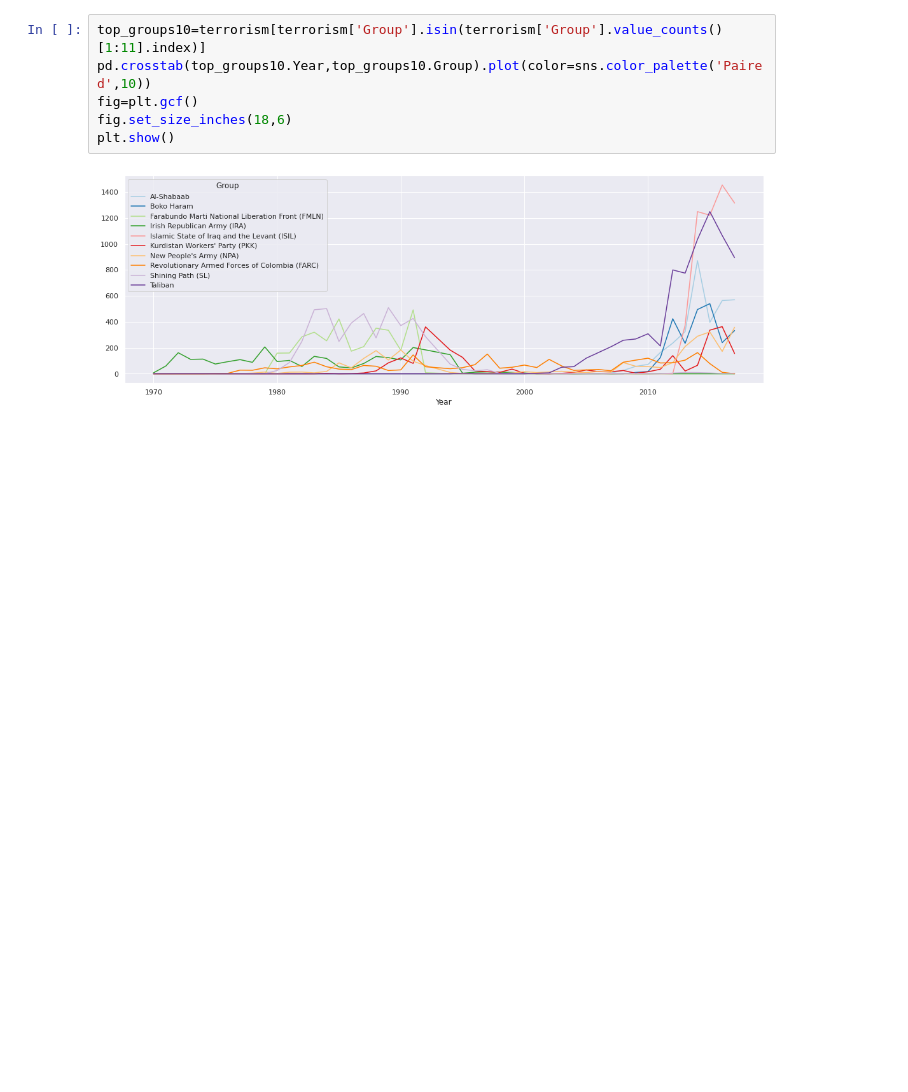
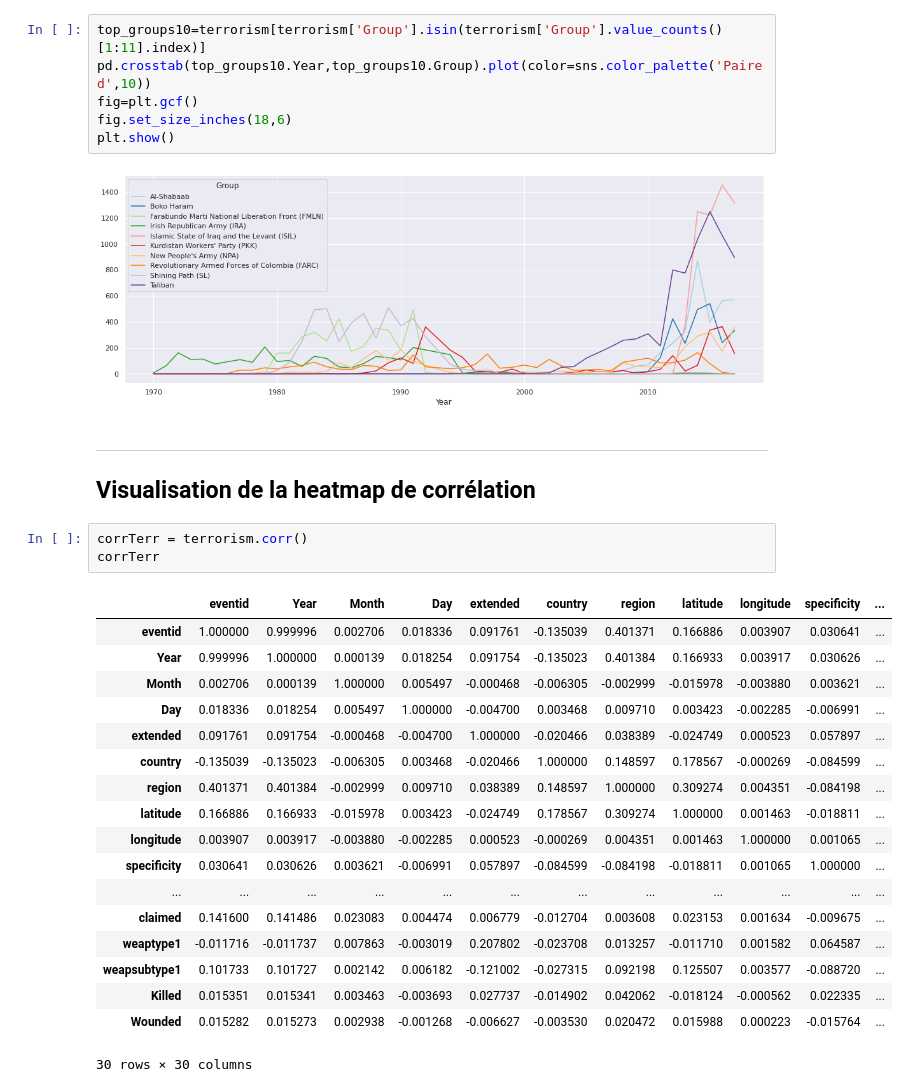
Before and after one commit to vince1396/MachineLearning, a Jupyter notebook: globalTerrorism.ipynb, the cells around one changed output. Drawn from its saved outputs; the diff is of its cells as text; blank space fills up the shorter version.

```diff
--- a/globalTerrorism.ipynb
+++ b/globalTerrorism.ipynb
@@ -287,3 +288,28 @@ fig.set_size_inches(18,6)
 plt.show()
 # %% [output]
 [figure]
+# %% [markdown]
+---
+## Visualisation de la heatmap de corrélation
+# %%
+corrTerr = terrorism.corr()
+corrTerr
+# %% [output]
+|  | eventid | Year | Month | Day | extended | country | region | latitude | longitude | specificity | ... |
+| eventid | 1.000000 | 0.999996 | 0.002706 | 0.018336 | 0.091761 | -0.135039 | 0.401371 | 0.166886 | 0.003907 | 0.030641 | ... |
+| Year | 0.999996 | 1.000000 | 0.000139 | 0.018254 | 0.091754 | -0.135023 | 0.401384 | 0.166933 | 0.003917 | 0.030626 | ... |
+| Month | 0.002706 | 0.000139 | 1.000000 | 0.005497 | -0.000468 | -0.006305 | -0.002999 | -0.015978 | -0.003880 | 0.003621 | ... |
+| Day | 0.018336 | 0.018254 | 0.005497 | 1.000000 | -0.004700 | 0.003468 | 0.009710 | 0.003423 | -0.002285 | -0.006991 | ... |
+| extended | 0.091761 | 0.091754 | -0.000468 | -0.004700 | 1.000000 | -0.020466 | 0.038389 | -0.024749 | 0.000523 | 0.057897 | ... |
+| country | -0.135039 | -0.135023 | -0.006305 | 0.003468 | -0.020466 | 1.000000 | 0.148597 | 0.178567 | -0.000269 | -0.084599 | ... |
+| region | 0.401371 | 0.401384 | -0.002999 | 0.009710 | 0.038389 | 0.148597 | 1.000000 | 0.309274 | 0.004351 | -0.084198 | ... |
+| latitude | 0.166886 | 0.166933 | -0.015978 | 0.003423 | -0.024749 | 0.178567 | 0.309274 | 1.000000 | 0.001463 | -0.018811 | ... |
+| longitude | 0.003907 | 0.003917 | -0.003880 | -0.002285 | 0.000523 | -0.000269 | 0.004351 | 0.001463 | 1.000000 | 0.001065 | ... |
+| specificity | 0.030641 | 0.030626 | 0.003621 | -0.006991 | 0.057897 | -0.084599 | -0.084198 | -0.018811 | 0.001065 | 1.000000 | ... |
+| ... | ... | ... | ... | ... | ... | ... | ... | ... | ... | ... | ... |
+| claimed | 0.141600 | 0.141486 | 0.023083 | 0.004474 | 0.006779 | -0.012704 | 0.003608 | 0.023153 | 0.001634 | -0.009675 | ... |
+| weaptype1 | -0.011716 | -0.011737 | 0.007863 | -0.003019 | 0.207802 | -0.023708 | 0.013257 | -0.011710 | 0.001582 | 0.064587 | ... |
+| weapsubtype1 | 0.101733 | 0.101727 | 0.002142 | 0.006182 | -0.121002 | -0.027315 | 0.092198 | 0.125507 | 0.003577 | -0.088720 | ... |
+| Killed | 0.015351 | 0.015341 | 0.003463 | -0.003693 | 0.027737 | -0.014902 | 0.042062 | -0.018124 | -0.000562 | 0.022335 | ... |
+| Wounded | 0.015282 | 0.015273 | 0.002938 | -0.001268 | -0.006627 | -0.003530 | 0.020472 | 0.015988 | 0.000223 | -0.015764 | ... |
+30 rows × 30 columns
```
Also changed, not shown: parts of 5 cells of this notebook.
